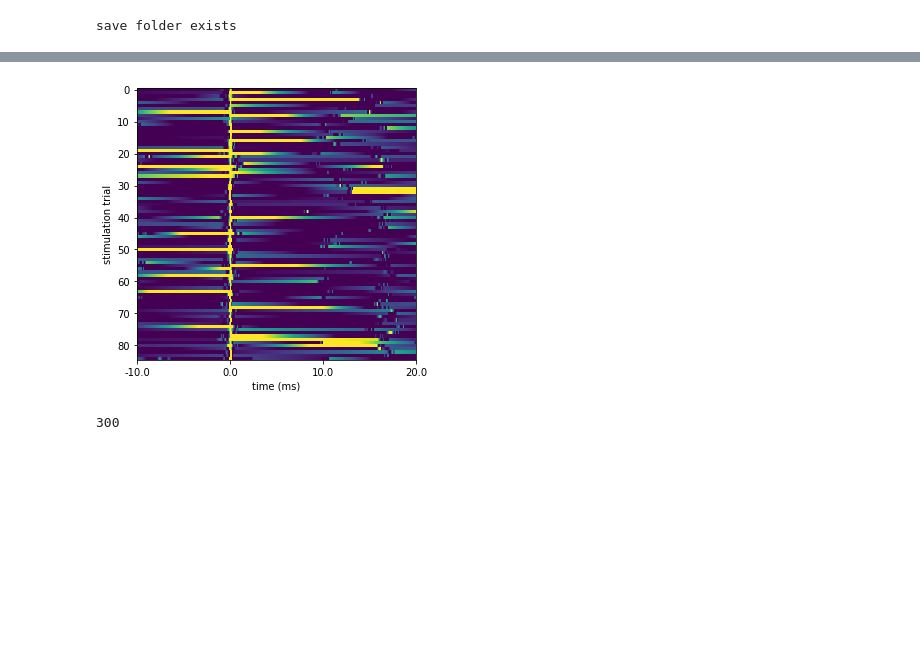
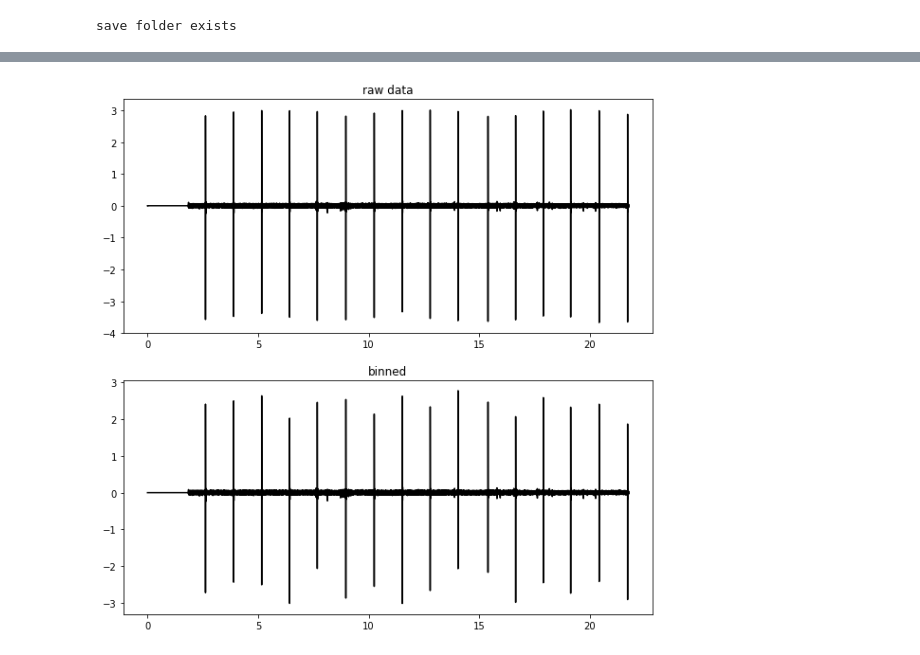
Before and after one commit to isabellow/lhy_hpc, a Jupyter notebook: stim/plot_antidromic_responses.ipynb, the cells around one changed output, grey strips where cells are left out. Cells and saved outputs as stored; diff of their text form; code cells hidden in the pictures; blank space fills up the shorter version.

```diff
--- a/stim/plot_antidromic_responses.ipynb
+++ b/stim/plot_antidromic_responses.ipynb
@@ -36,5 +37,6 @@ ex_session = sessions[5]
 ''' load and format the data '''
 voltage, timestamps = format_stim_data.load_stim(data_folder, bird_id, ex_session)
 
-dt=0.0001
-v, t = format_stim_data.resample(voltage, timestamps, dt=dt)
+# bin by time for plotting
+dt = 0.0001
+v, t = format_stim_data.bin_by_time(voltage, timestamps, dt=dt)
@@ -110,18 +69,18 @@ for i, s_idx in enumerate(stim_idx):
-# %%
-f, ax = plt.subplots(1, 1, figsize=(5, 5))
-ax.imshow(-stim_events, clim=[0, 0.1],
-          aspect='auto', cmap='viridis')
-ax.set_xticks(np.arange(0, n_bins+5, 100))
-ax.set_xticklabels(np.arange(-before_t*1000, (after_t*1000)+5, 10)) # ms
-
-ax.set_ylabel('stimulation trial')
-ax.set_xlabel('time (ms)')
-
-f.savefig(f'{save_folder}responses.png', dpi=600, bbox_inches='tight')
-plt.show()
-# %% [output]
-[figure, removed]
-# %%
-n_bins
-# %% [output]
-300
+# %%
+f, ax = plt.subplots(2, 1, figsize=(10,10))
+
+''' plot the raw data '''
+ax[0].plot(timestamps, voltage, 'k')
+# ax[0].set_xlim([4.65, 4.85])
+# ax[0].set_ylim([-2.5, 2.5])
+ax[0].set_title('raw data')
+
+''' plot the binned data '''
+ax[1].plot(t, v, 'k')
+# ax[1].set_xlim([4.65, 4.85])
+# ax[1].set_ylim([-2.5, 2.5])
+ax[1].set_title('binned')
+
+plt.show()
+# %% [output]
+[figure, added]
```
Also changed, not shown: parts of 13 cells of this notebook, 41 other files.
